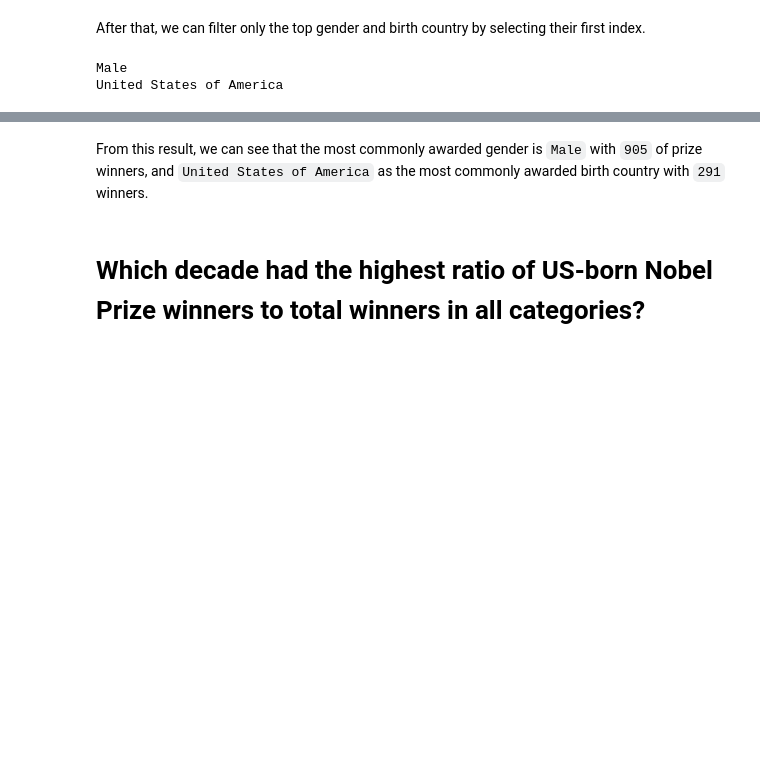
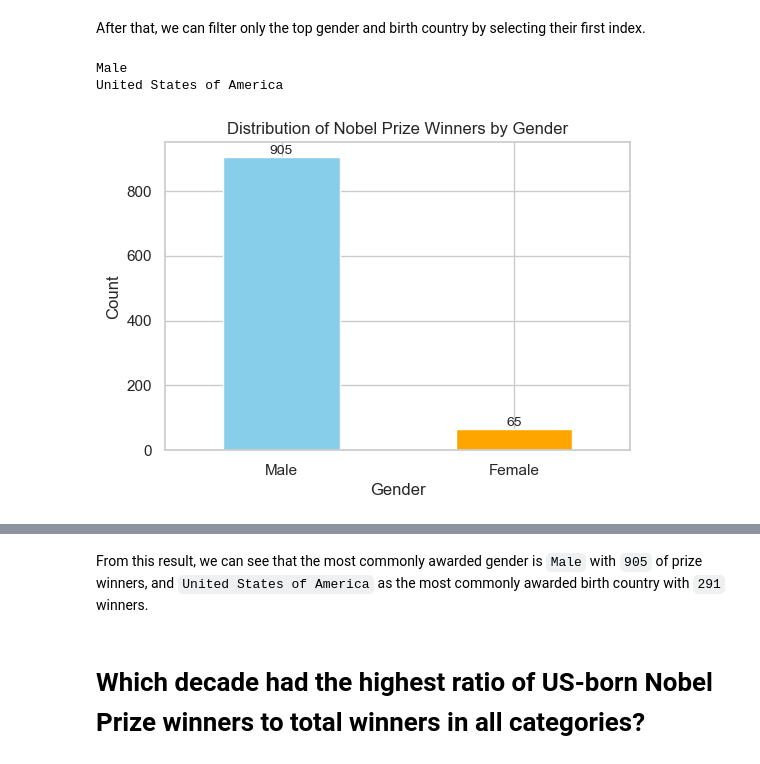
Before and after one commit to azizp128/data-science-projects, a Jupyter notebook: a-visual-history-of-nobel-prize-winners/new-version/notebook.ipynb, the cells around one changed output, grey strips where cells are left out. Saved outputs shown, nothing was run; the diff lists cells and outputs as text; code cells hidden in the pictures; blank space fills up the shorter version.

Commit message:
added charts images

```diff
--- a/a-visual-history-of-nobel-prize-winners/new-version/notebook.ipynb
+++ b/a-visual-history-of-nobel-prize-winners/new-version/notebook.ipynb
@@ -76,3 +77,23 @@ print(top_country)
 # %% [output]
 Male
 United States of America
+# %%
+# Plot the gender distribution
+plt.figure(figsize=(6, 4))
+bars = num_gender.plot(kind='bar', color=['skyblue', 'orange'])
+
+# Add bar labels
+for bar in bars.patches:
+    plt.text(bar.get_x() + bar.get_width() / 2,  # X position (center of bar)
+             bar.get_height(),                 # Y position (height of bar)
+             int(bar.get_height()),            # Text (the count)
+             ha='center', va='bottom', fontsize=10)  # Alignment and font size
+
+# Add titles and labels
+plt.title('Distribution of Nobel Prize Winners by Gender')
+plt.xlabel('Gender')
+plt.ylabel('Count')
+plt.xticks(rotation=0)
+plt.show()
+# %% [output]
+[figure, added]
```
Also changed, not shown: parts of 9 cells of this notebook.
